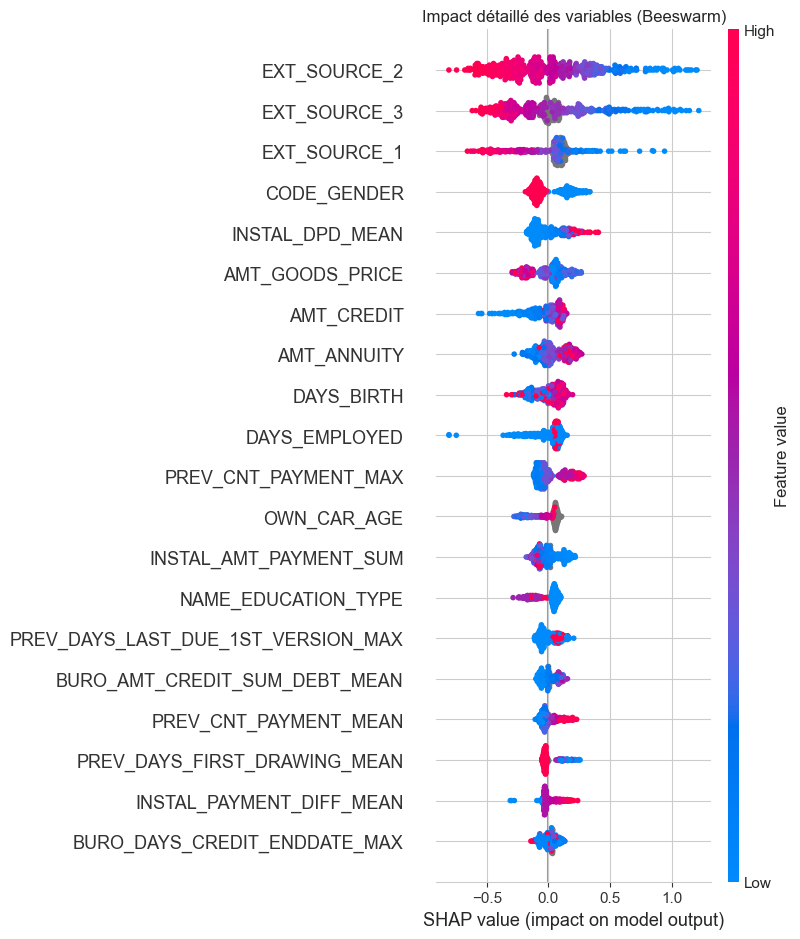
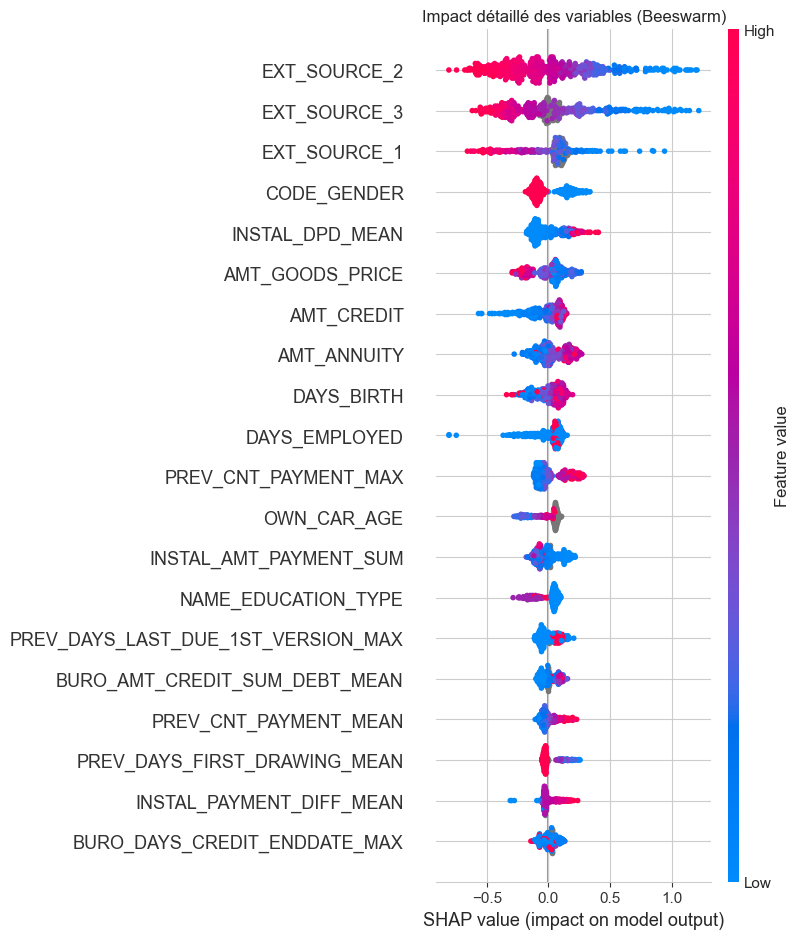
Unified diff of the notebook cell whose output changed from the first chart to the second:
--- before
+++ after
@@ -24,3 +24,19 @@
 shap.summary_plot(shap_values_class1, X_test_sample)
 
+# Waterfall Plot : explication locale pour un client individuel
+print("\n🔍 Waterfall Plot : Explication locale (1 client)")
+client_idx = 0  # Premier client de l'échantillon
+
+explanation = shap.Explanation(
+    values=shap_values_class1[client_idx],
+    base_values=explainer.expected_value[1] if isinstance(explainer.expected_value, list) else explainer.expected_value,
+    data=X_test_sample.iloc[client_idx],
+    feature_names=X_test_sample.columns.tolist()
+)
+
+plt.figure(figsize=(10, 8))
+shap.waterfall_plot(explanation, max_display=15)
+plt.tight_layout()
+plt.show()
+
 mlflow.log_figure(plt.gcf(), "shap_summary.png")

Commit: modif dashboard recherche client